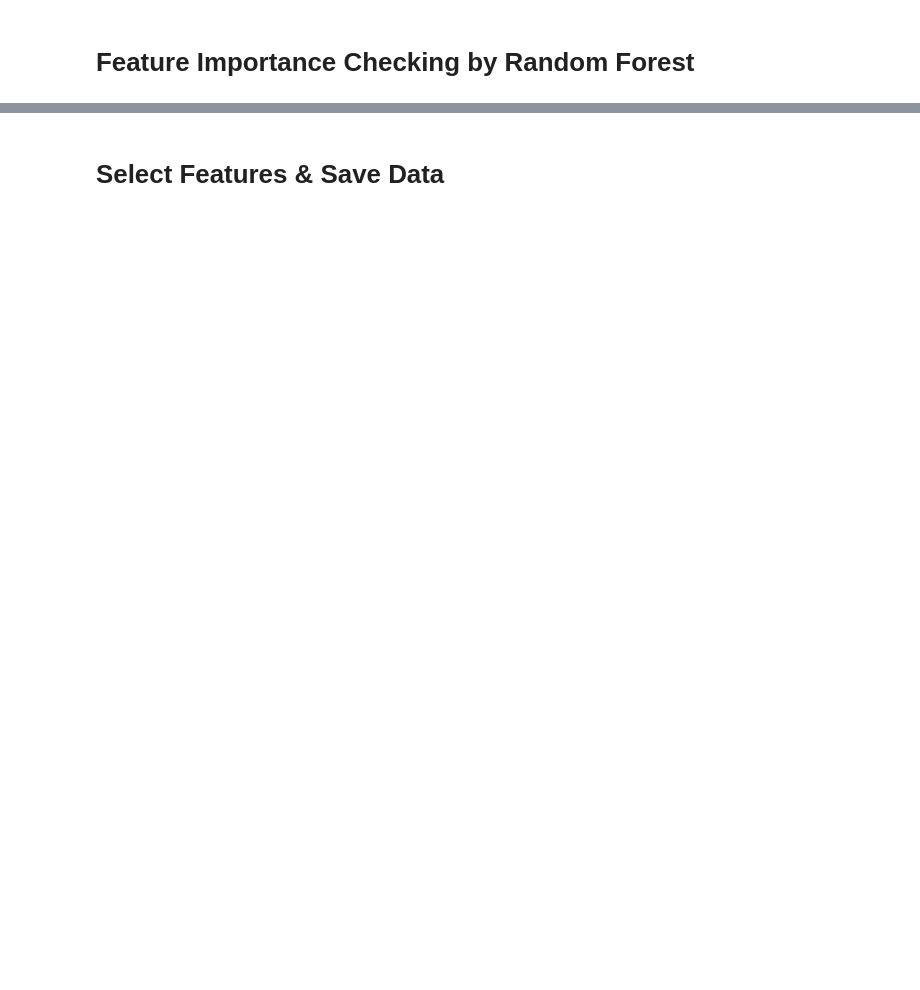
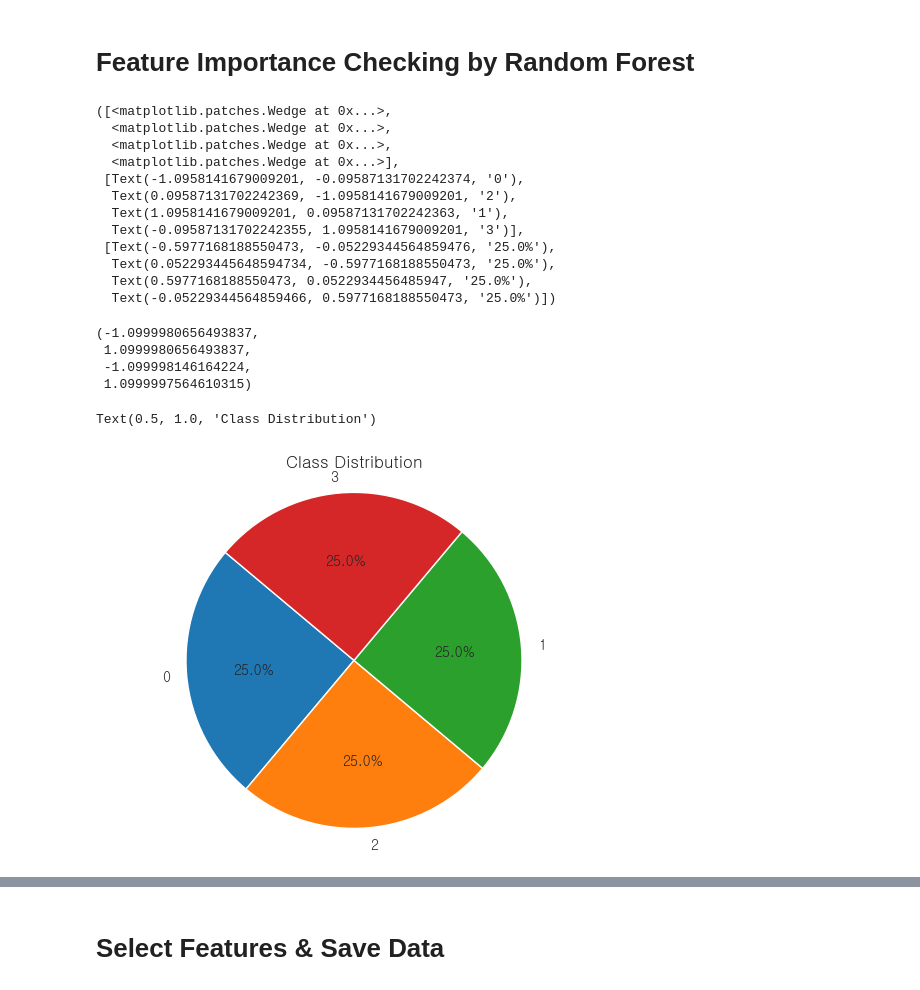
Before and after one commit to kimjuhwan1234/Customer_Loan_Rate_Classification, a Jupyter notebook: Codes/0_Preprocessing.ipynb, the cells around one changed output, grey strips where cells are left out. Saved outputs shown, nothing was run; the diff lists cells and outputs as text; code cells hidden in the pictures; blank space fills up the shorter version.

```diff
--- a/Codes/0_Preprocessing.ipynb
+++ b/Codes/0_Preprocessing.ipynb
@@ -238,11 +244,30 @@ X_train, X_test, y_train, y_test = train_test_split(X, y, test_size=0.2, random_
 smote = SMOTE(random_state=42)
 X_res, y_res = smote.fit_resample(X_train, y_train)
 # %%
-# class_counts = y_res.value_counts()
-# plt.pie(class_counts, labels=class_counts.index, startangle=140, autopct='%1.1f%%')
-# plt.axis('equal')
-# plt.title('Class Distribution')
-# plt.show()
+class_counts = y_res.value_counts()
+plt.pie(class_counts, labels=class_counts.index, startangle=140, autopct='%1.1f%%')
+plt.axis('equal')
+plt.title('Class Distribution')
+plt.show()
+# %% [output]
+([<matplotlib.patches.Wedge at 0x...>,
+  <matplotlib.patches.Wedge at 0x...>,
+  <matplotlib.patches.Wedge at 0x...>,
+  <matplotlib.patches.Wedge at 0x...>],
+ [Text(-1.0958141679009201, -0.09587131702242374, '0'),
+  Text(0.09587131702242369, -1.0958141679009201, '2'),
+  Text(1.0958141679009201, 0.09587131702242363, '1'),
+  Text(-0.09587131702242355, 1.0958141679009201, '3')],
+ [Text(-0.5977168188550473, -0.05229344564859476, '25.0%'),
+  Text(0.052293445648594734, -0.5977168188550473, '25.0%'),
+  Text(0.5977168188550473, 0.0522934456485947, '25.0%'),
+  Text(-0.05229344564859466, 0.5977168188550473, '25.0%')])
+(-1.0999980656493837,
+ 1.0999980656493837,
+ -1.099998146164224,
+ 1.0999997564610315)
+Text(0.5, 1.0, 'Class Distribution')
+[figure, added]
 # %%
 params = {
     'n_estimators': 100,
```
Also changed, not shown: parts of 11 cells of this notebook, 9 other files.
